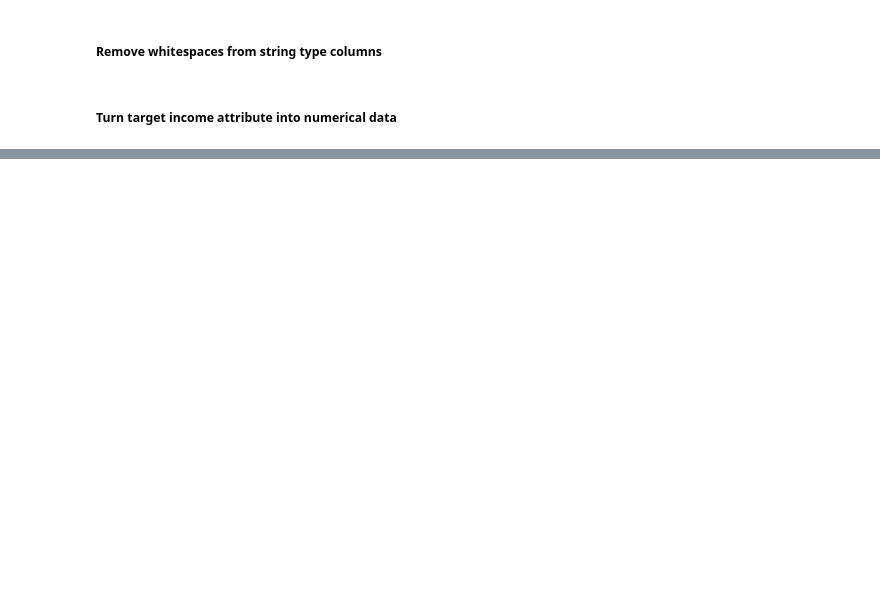
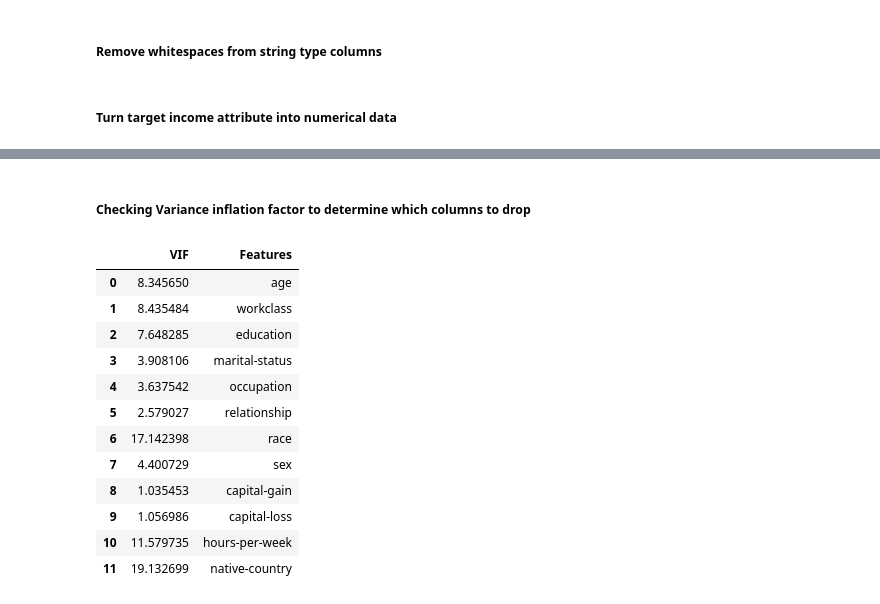
Before and after one commit to michaelslavev/4IZ566-python-semestral, a Jupyter notebook: Income_classification.ipynb, the cells around one changed output, grey strips where cells are left out. Cells and saved outputs as stored; diff of their text form; code cells hidden in the pictures; blank space fills up the shorter version.

```diff
--- a/Income_classification.ipynb
+++ b/Income_classification.ipynb
@@ -155,7 +176,7 @@ memory usage: 3.7+ MB
 ##### Some data vizualization
 # %%
 cols = ['low income', 'high income']
-interested_vars = ['sex', 'race', 'age', 'education', 'hours_per_week']
+interested_vars = ['sex', 'race', 'age', 'education', 'hours-per-week']
 
 colors = list(sns.color_palette("Paired"))
 fig, ax = plt.subplots(nrows=len(interested_vars), ncols=2, figsize=(22, 28))
@@ -245,0 +248,25 @@ df
+# %% [markdown]
+##### Checking Variance inflation factor to determine which columns to drop
+# %%
+variables = df[['age', 'workclass', 'education', 'marital-status', 'occupation',
+       'relationship', 'race', 'sex', 'capital-gain', 'capital-loss',
+       'hours-per-week', 'native-country']]
+vif = pd.DataFrame()
+vif['VIF'] = [variance_inflation_factor(variables.values, i) for i in range(variables.shape[1])]
+vif['Features'] = variables.columns
+
+vif
+# %% [output]
+|  | VIF | Features |
+| 0 | 8.345650 | age |
+| 1 | 8.435484 | workclass |
+| 2 | 7.648285 | education |
+| 3 | 3.908106 | marital-status |
+| 4 | 3.637542 | occupation |
+| 5 | 2.579027 | relationship |
+| 6 | 17.142398 | race |
+| 7 | 4.400729 | sex |
+| 8 | 1.035453 | capital-gain |
+| 9 | 1.056986 | capital-loss |
+| 10 | 11.579735 | hours-per-week |
+| 11 | 19.132699 | native-country |
```
Also changed, not shown: parts of 35 cells of this notebook.
